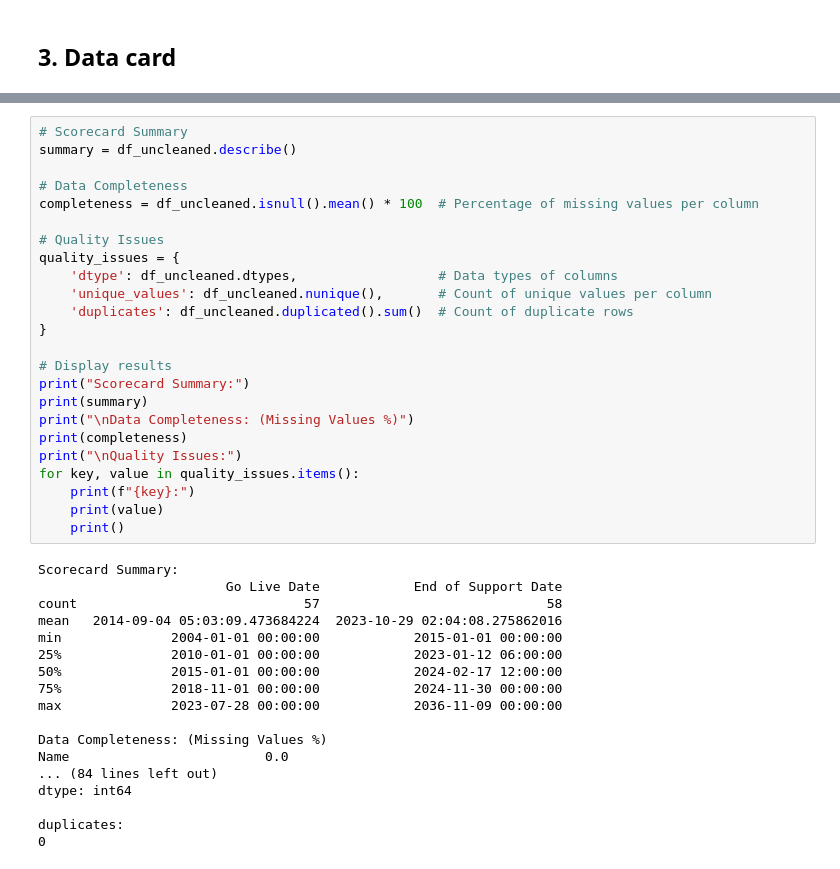
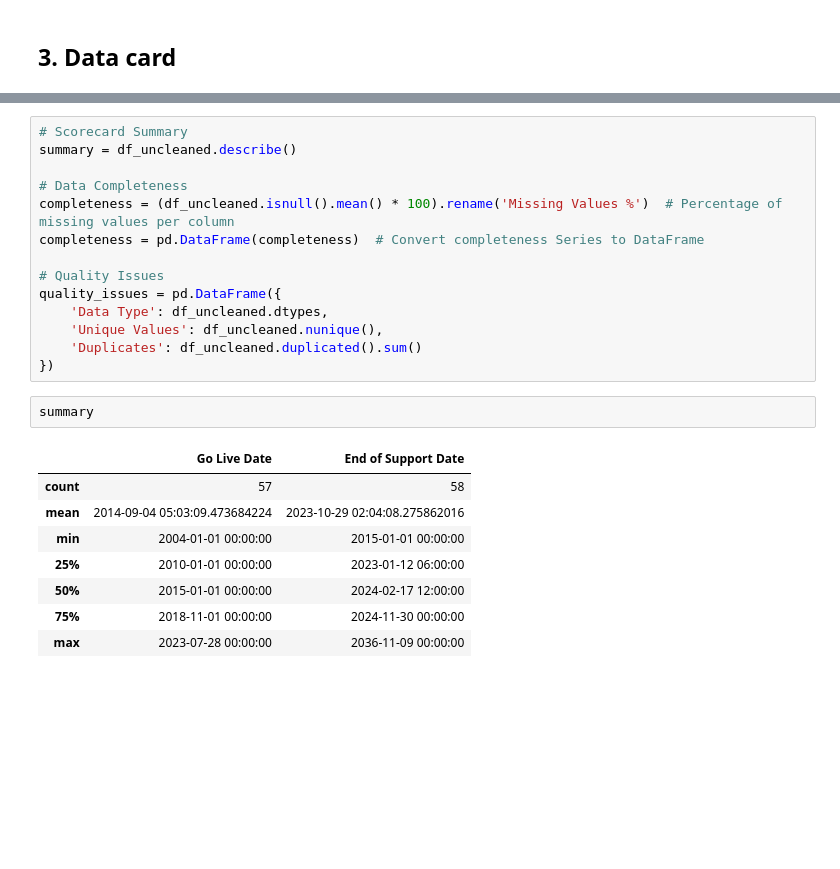
Before and after one commit to syedfaiqueali/Kaggle-Notebooks, a Jupyter notebook: data-cleaning.ipynb, the cells around one changed output, grey strips where cells are left out. Saved outputs shown, nothing was run; the diff lists cells and outputs as text; blank space fills up the shorter version.

```diff
--- a/data-cleaning.ipynb
+++ b/data-cleaning.ipynb
@@ -189,40 +185,23 @@ memory usage: 20.4+ KB
 summary = df_uncleaned.describe()
 
 # Data Completeness
-completeness = df_uncleaned.isnull().mean() * 100  # Percentage of missing values per column
+completeness = (df_uncleaned.isnull().mean() * 100).rename('Missing Values %')  # Percentage of missing values per column
+completeness = pd.DataFrame(completeness)  # Convert completeness Series to DataFrame
 
 # Quality Issues
-quality_issues = {
-    'dtype': df_uncleaned.dtypes,                  # Data types of columns
-    'unique_values': df_uncleaned.nunique(),       # Count of unique values per column
-    'duplicates': df_uncleaned.duplicated().sum()  # Count of duplicate rows
-}
-
-# Display results
-print("Scorecard Summary:")
-print(summary)
-print("\nData Completeness: (Missing Values %)")
-print(completeness)
-print("\nQuality Issues:")
-for key, value in quality_issues.items():
-    print(f"{key}:")
-    print(value)
-    print()
+quality_issues = pd.DataFrame({
+    'Data Type': df_uncleaned.dtypes,
+    'Unique Values': df_uncleaned.nunique(),
+    'Duplicates': df_uncleaned.duplicated().sum()
+})
-# %% [output]
-Scorecard Summary:
-                        Go Live Date            End of Support Date
-count                             57                             58
-mean   2014-09-04 05:03:09.473684224  2023-10-29 02:04:08.275862016
-min              2004-01-01 00:00:00            2015-01-01 00:00:00
-25%              2010-01-01 00:00:00            2023-01-12 06:00:00
-50%              2015-01-01 00:00:00            2024-02-17 12:00:00
-75%              2018-11-01 00:00:00            2024-11-30 00:00:00
-max              2023-07-28 00:00:00            2036-11-09 00:00:00
-
-Data Completeness: (Missing Values %)
-Name                         0.0
-... (84 lines left out)
-dtype: int64
-
-duplicates:
-0
+# %%
+summary
+# %% [output]
+|  | Go Live Date | End of Support Date |
+| count | 57 | 58 |
+| mean | 2014-09-04 05:03:09.473684224 | 2023-10-29 02:04:08.275862016 |
+| min | 2004-01-01 00:00:00 | 2015-01-01 00:00:00 |
+| 25% | 2010-01-01 00:00:00 | 2023-01-12 06:00:00 |
+| 50% | 2015-01-01 00:00:00 | 2024-02-17 12:00:00 |
+| 75% | 2018-11-01 00:00:00 | 2024-11-30 00:00:00 |
+| max | 2023-07-28 00:00:00 | 2036-11-09 00:00:00 |
```
Also changed, not shown: parts of 5 cells of this notebook.
